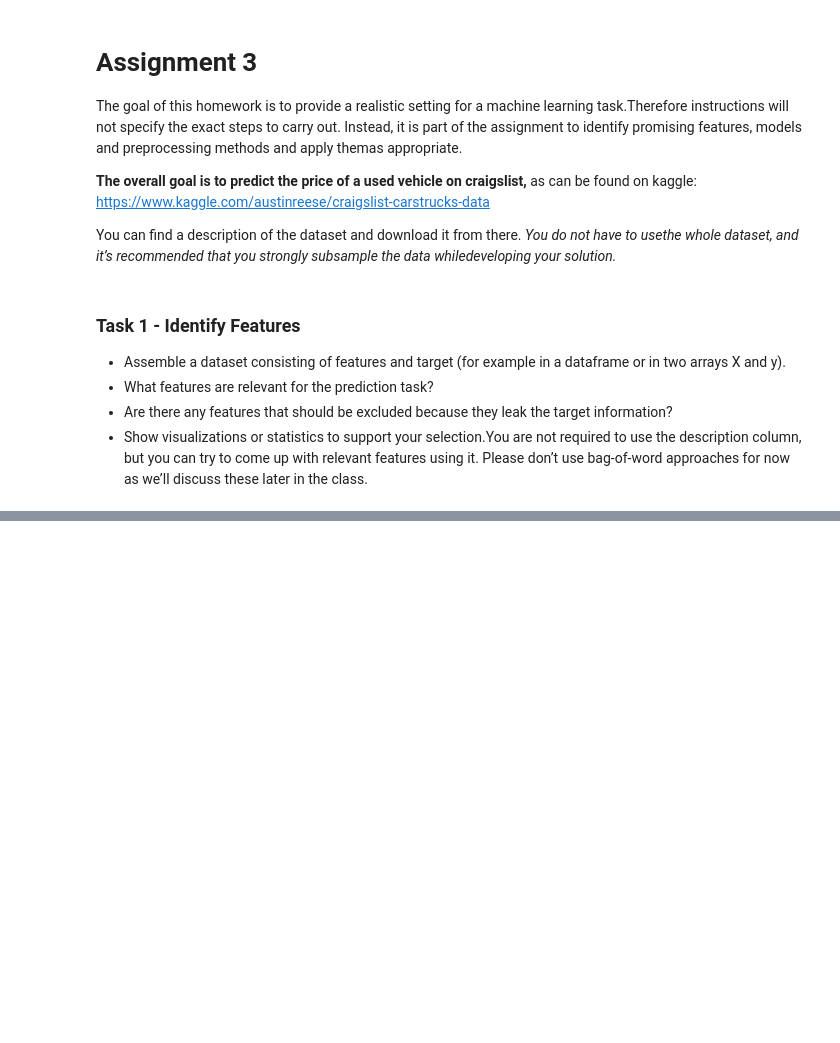
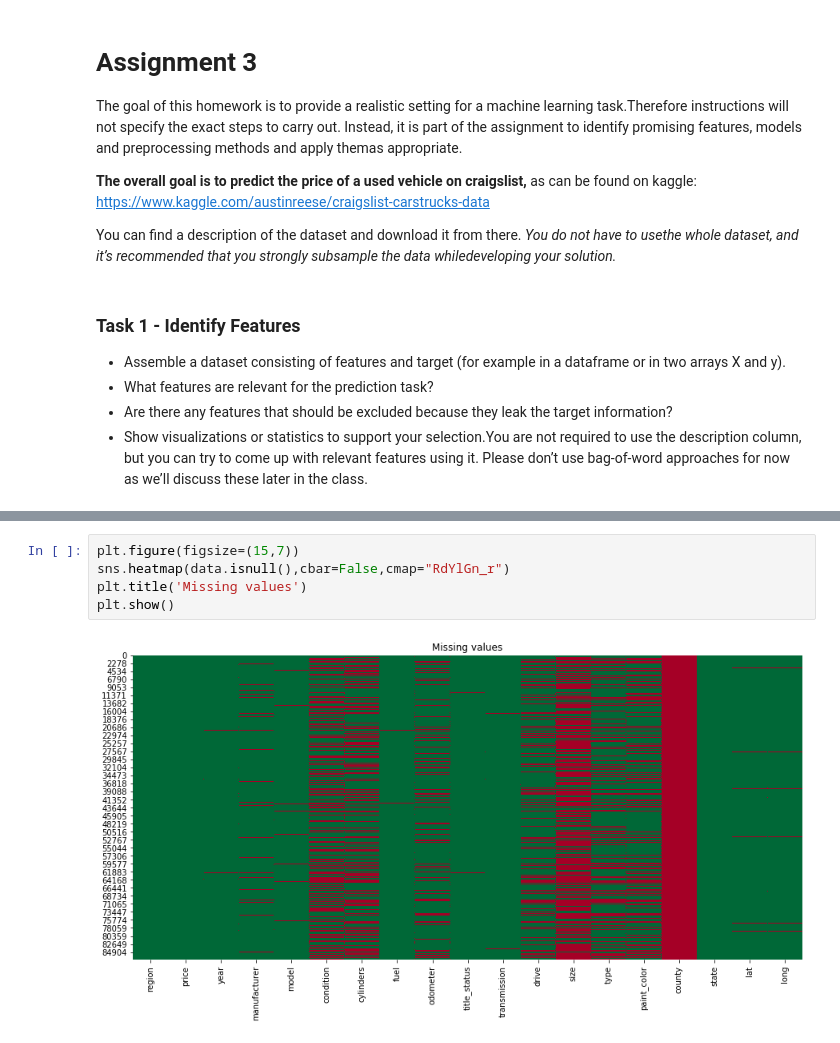
Before and after one commit to leogcalderon/Applied_ML2020, a Jupyter notebook: Evaluation/Assignment 3 - Full ML task.ipynb, the cells around one changed output, grey strips where cells are left out. Drawn from its saved outputs; the diff is of its cells as text; blank space fills up the shorter version.

```diff
--- a/Evaluation/Assignment 3 - Full ML task.ipynb
+++ b/Evaluation/Assignment 3 - Full ML task.ipynb
@@ -15,0 +137,7 @@ You can find a description of the dataset and download it from there. *You do no
+# %%
+plt.figure(figsize=(15,7))
+sns.heatmap(data.isnull(),cbar=False,cmap="RdYlGn_r")
+plt.title('Missing values')
+plt.show()
+# %% [output]
+[figure, added]
```
Also changed, not shown: parts of 27 cells of this notebook.
